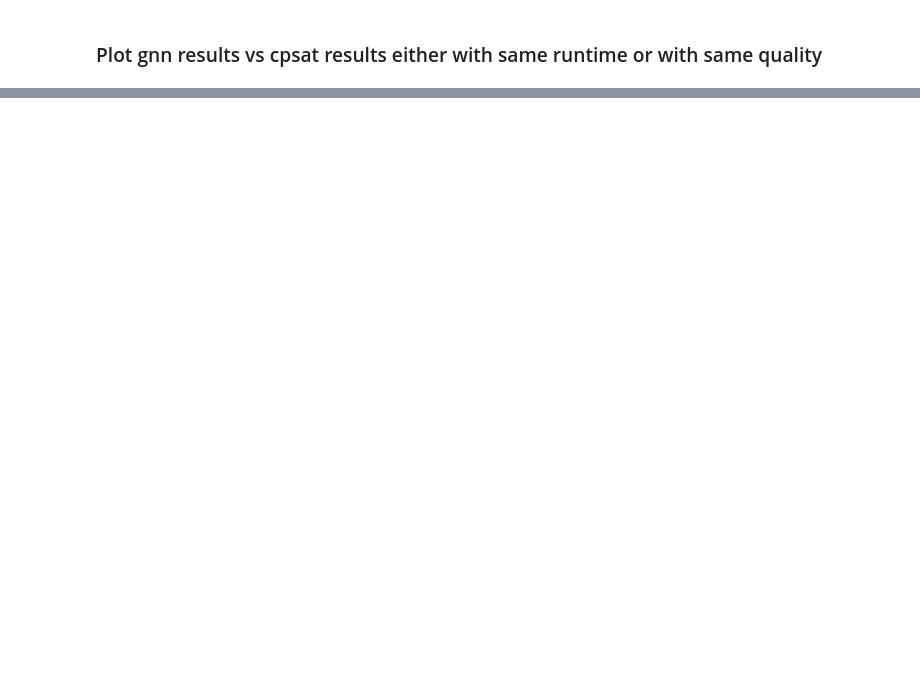
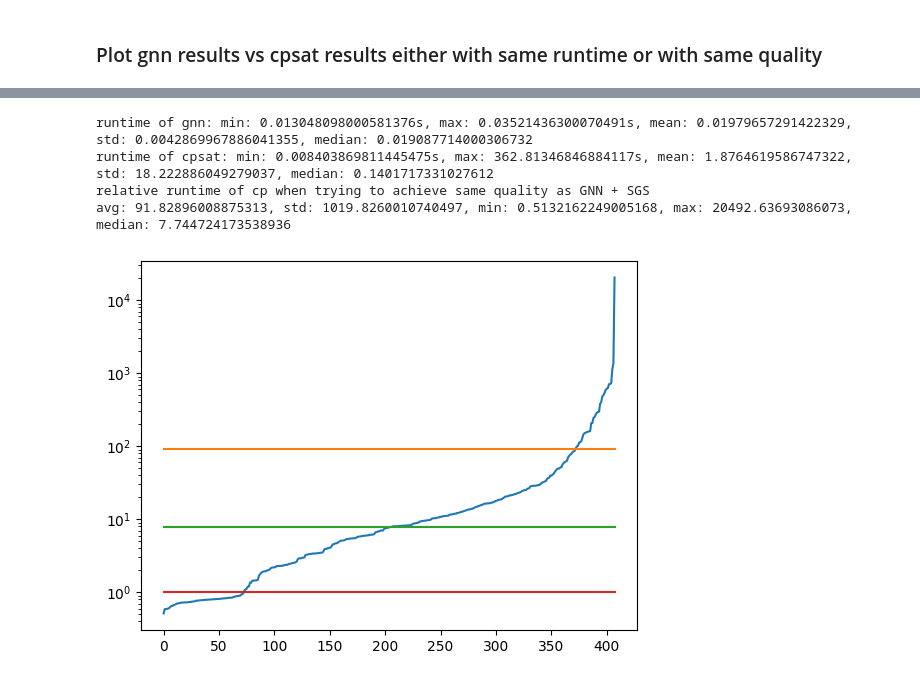
Before and after one commit to fteicht/gnn4rcpsp, a Jupyter notebook: cp_solutions/inference-sgs_vs_cpsat_by_feature.ipynb, the cells around one changed output, grey strips where cells are left out. Drawn from its saved outputs; the diff is of its cells as text; code cells hidden in the pictures; blank space fills up the shorter version.

```diff
--- a/cp_solutions/inference-sgs_vs_cpsat_by_feature.ipynb
+++ b/cp_solutions/inference-sgs_vs_cpsat_by_feature.ipynb
@@ -85,2 +105,28 @@ scatter_plot(gnn_results, cpsat_baseline, "gnn inf time", "cpsat inf time", "sam
+# %%
+relative_runtime = [1 / (gnn_rt / cp_rt) for gnn_rt, cp_rt in zip(gnn_results, cpsat_baseline)]
+print(f"runtime of gnn: min: {min(gnn_results)}s, max: {max(gnn_results)}s, "
+      f"mean: {np.mean(gnn_results)}, std: {np.std(gnn_results)}, median: {np.median(gnn_results)}")
+print(f"runtime of cpsat: min: {min(cpsat_baseline)}s, max: {max(cpsat_baseline)}s,"
+      f" mean: {np.mean(cpsat_baseline)}, std: {np.std(cpsat_baseline)}, median: {np.median(cpsat_baseline)}")
+print("relative runtime of cp when trying to achieve same quality as GNN + SGS")
+print(
+    f"avg: {np.mean(relative_runtime)}, std: {np.std(relative_runtime)}, min: {np.min(relative_runtime)}, max: {np.max(relative_runtime)}, median: {np.median(relative_runtime)}")
+sorted_rel_rt = np.array(sorted(relative_runtime))
+plt_data = sorted_rel_rt
+x = np.arange(len(plt_data)) #/ len(plt_data)
+plt.plot(x, plt_data)
+plt.yscale('log')
+plt.plot(x, [np.mean(sorted_rel_rt) for _ in range(len(plt_data))])
+plt.plot(x, [np.median(sorted_rel_rt) for _ in range(len(plt_data))])
+plt.plot(x, [1 for _ in range(len(plt_data))])
+#plt.legend(["relative runtime of CP vs SIREN", "mean", "median", "equilibrium"])
+#tikzplotlib.save("/home/tim/Documents/PhDToulouse/PhD/GNN4RCPSP/paper/tikz_plots/cp_time_overhead_same_quality_new.tex")
+plt.show()
+# %% [output]
+runtime of gnn: min: 0.013048098000581376s, max: 0.03521436300070491s, mean: 0.01979657291422329, std: 0.0042869967886041355, median: 0.019087714000306732
+runtime of cpsat: min: 0.008403869811445475s, max: 362.81346846884117s, mean: 1.8764619586747322, std: 18.222886049279037, median: 0.1401717331027612
+relative runtime of cp when trying to achieve same quality as GNN + SGS
+avg: 91.82896008875313, std: 1019.8260010740497, min: 0.5132162249005168, max: 20492.63693086073, median: 7.744724173538936
+[figure, added]
 # %%
 def get_best_cpsat_result(gnn_result, cpsat_results):
```
Also changed, not shown: parts of 6 cells of this notebook.
